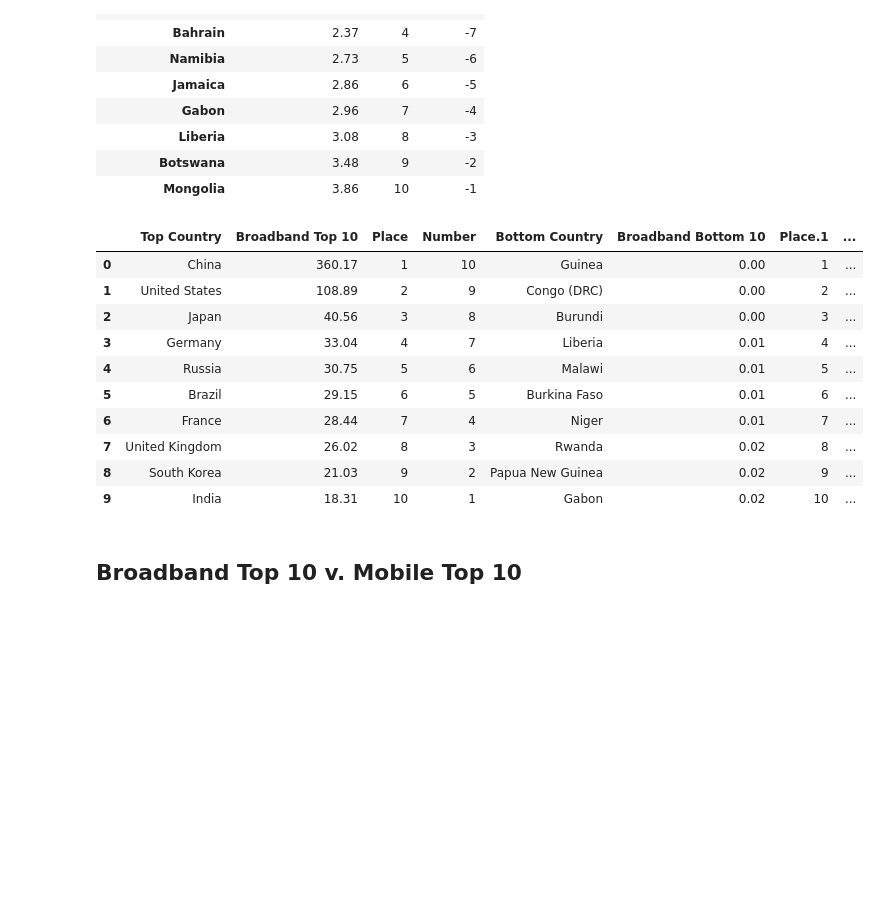
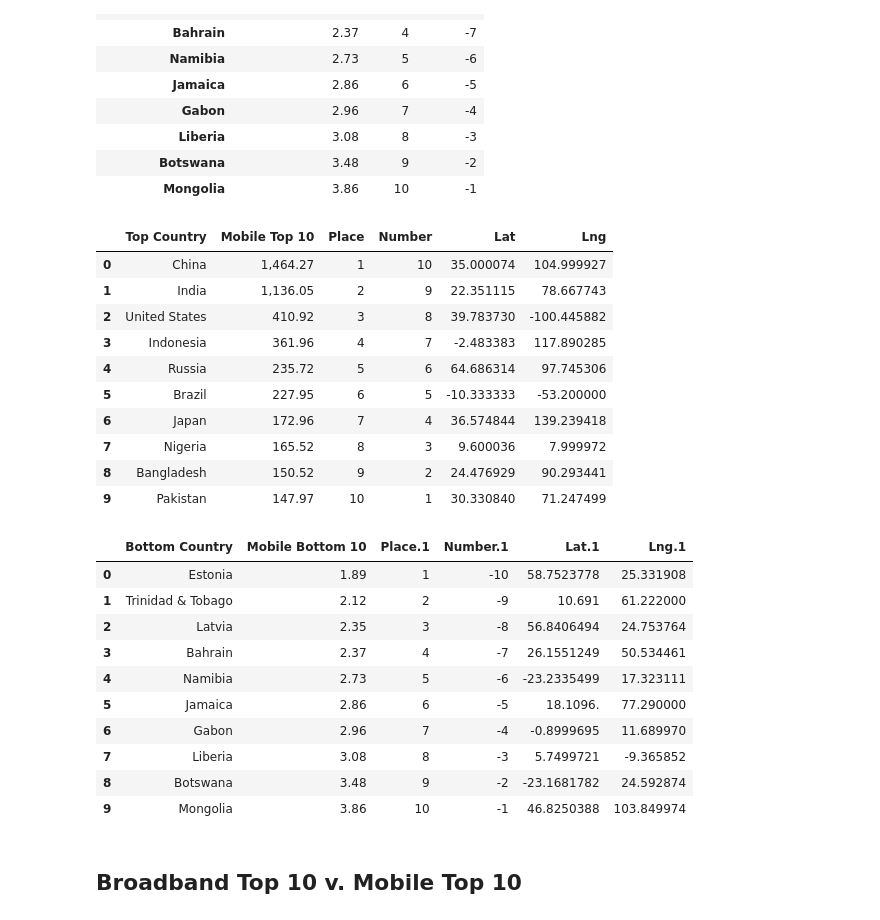
Before and after one commit to tiascott01/07_GroupProject1, a Jupyter notebook: Broadband v Mobile/Data Cleaning Aggregate.ipynb, the cells around one changed output. Saved outputs shown, nothing was run; the diff lists cells and outputs as text; code cells hidden in the pictures; blank space fills up the shorter version.

```diff
--- a/Broadband v Mobile/Data Cleaning Aggregate.ipynb
+++ b/Broadband v Mobile/Data Cleaning Aggregate.ipynb
@@ -271,22 +379,39 @@ mobile_bottom.to_csv("Resources/Mobile_10.csv", mode='a', header=True)
 | Mongolia | 3.86 | 10 | -1 |
 # %%
 #Import the complete CSV
-data_to_load = Path("Resources/Broadband_10.csv")
+data_to_load = Path("Resources/Mobile_10.csv")
 
-broadband_10_data = pd.read_csv(data_to_load)
-broadband_10_data
+mobile_ten_data = pd.read_csv(data_to_load)
+
+#Split into two
+mobile_ten_data_part1 = mobile_ten_data.iloc[:, :6]
+mobile_ten_data_part2 = mobile_ten_data.iloc[:, 6:]
+
+#Show
+display(mobile_ten_data_part1, mobile_ten_data_part2)
 # %% [output]
-|  | Top Country | Broadband Top 10 | Place | Number | Bottom Country | Broadband Bottom 10 | Place.1 | ... |
-| 0 | China | 360.17 | 1 | 10 | Guinea | 0.00 | 1 | ... |
-| 1 | United States | 108.89 | 2 | 9 | Congo (DRC) | 0.00 | 2 | ... |
-| 2 | Japan | 40.56 | 3 | 8 | Burundi | 0.00 | 3 | ... |
-| 3 | Germany | 33.04 | 4 | 7 | Liberia | 0.01 | 4 | ... |
-| 4 | Russia | 30.75 | 5 | 6 | Malawi | 0.01 | 5 | ... |
-| 5 | Brazil | 29.15 | 6 | 5 | Burkina Faso | 0.01 | 6 | ... |
-| 6 | France | 28.44 | 7 | 4 | Niger | 0.01 | 7 | ... |
-| 7 | United Kingdom | 26.02 | 8 | 3 | Rwanda | 0.02 | 8 | ... |
-| 8 | South Korea | 21.03 | 9 | 2 | Papua New Guinea | 0.02 | 9 | ... |
-| 9 | India | 18.31 | 10 | 1 | Gabon | 0.02 | 10 | ... |
+|  | Top Country | Mobile Top 10 | Place | Number | Lat | Lng |
+| 0 | China | 1,464.27 | 1 | 10 | 35.000074 | 104.999927 |
+| 1 | India | 1,136.05 | 2 | 9 | 22.351115 | 78.667743 |
+| 2 | United States | 410.92 | 3 | 8 | 39.783730 | -100.445882 |
+| 3 | Indonesia | 361.96 | 4 | 7 | -2.483383 | 117.890285 |
+| 4 | Russia | 235.72 | 5 | 6 | 64.686314 | 97.745306 |
+| 5 | Brazil | 227.95 | 6 | 5 | -10.333333 | -53.200000 |
+| 6 | Japan | 172.96 | 7 | 4 | 36.574844 | 139.239418 |
+| 7 | Nigeria | 165.52 | 8 | 3 | 9.600036 | 7.999972 |
+| 8 | Bangladesh | 150.52 | 9 | 2 | 24.476929 | 90.293441 |
+| 9 | Pakistan | 147.97 | 10 | 1 | 30.330840 | 71.247499 |
+|  | Bottom Country | Mobile Bottom 10 | Place.1 | Number.1 | Lat.1 | Lng.1 |
+| 0 | Estonia | 1.89 | 1 | -10 | 58.7523778 | 25.331908 |
+| 1 | Trinidad & Tobago | 2.12 | 2 | -9 | 10.691 | 61.222000 |
+| 2 | Latvia | 2.35 | 3 | -8 | 56.8406494 | 24.753764 |
+| 3 | Bahrain | 2.37 | 4 | -7 | 26.1551249 | 50.534461 |
+| 4 | Namibia | 2.73 | 5 | -6 | -23.2335499 | 17.323111 |
+| 5 | Jamaica | 2.86 | 6 | -5 | 18.1096. | 77.290000 |
+| 6 | Gabon | 2.96 | 7 | -4 | -0.8999695 | 11.689970 |
+| 7 | Liberia | 3.08 | 8 | -3 | 5.7499721 | -9.365852 |
+| 8 | Botswana | 3.48 | 9 | -2 | -23.1681782 | 24.592874 |
+| 9 | Mongolia | 3.86 | 10 | -1 | 46.8250388 | 103.849974 |
 # %% [markdown]
 ## Broadband Top 10 v. Mobile Top 10
 # %%
```
Also changed, not shown: parts of 16 cells of this notebook.
